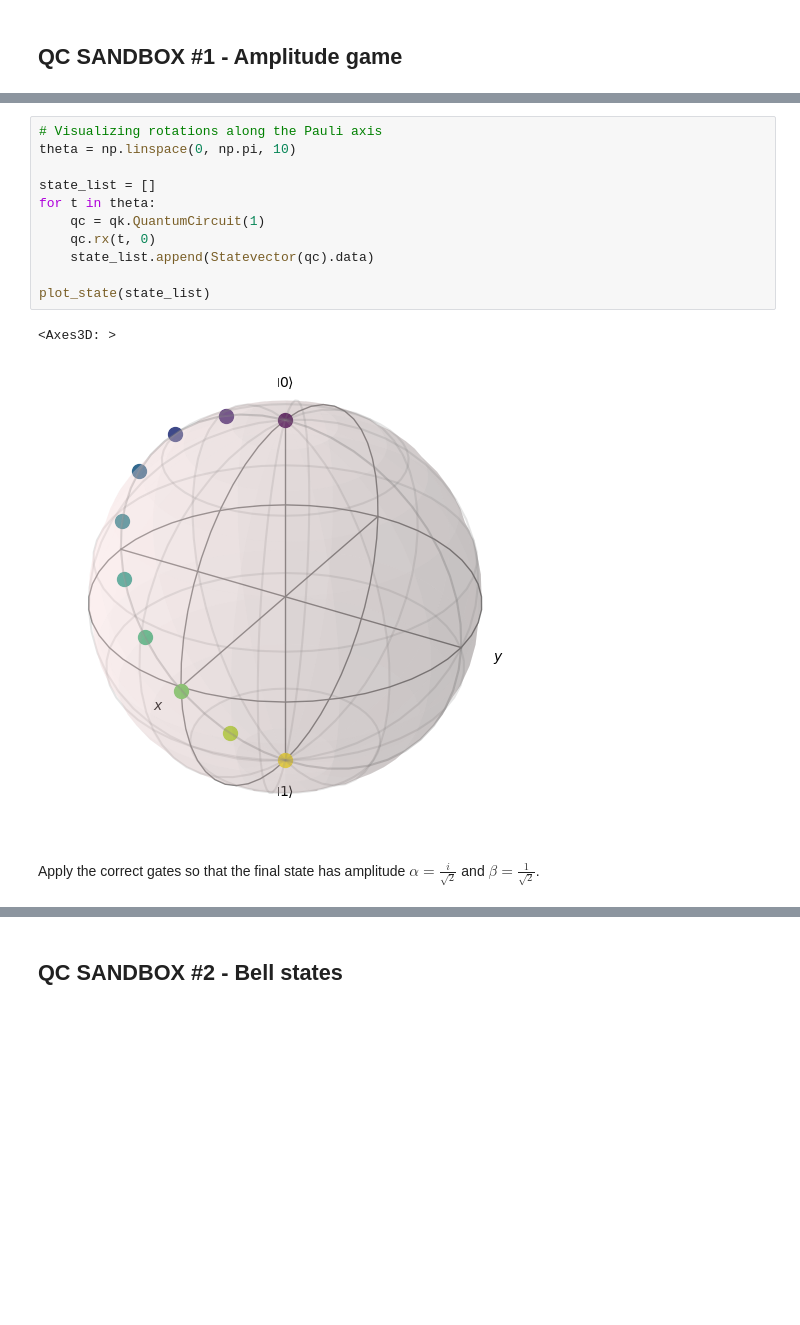
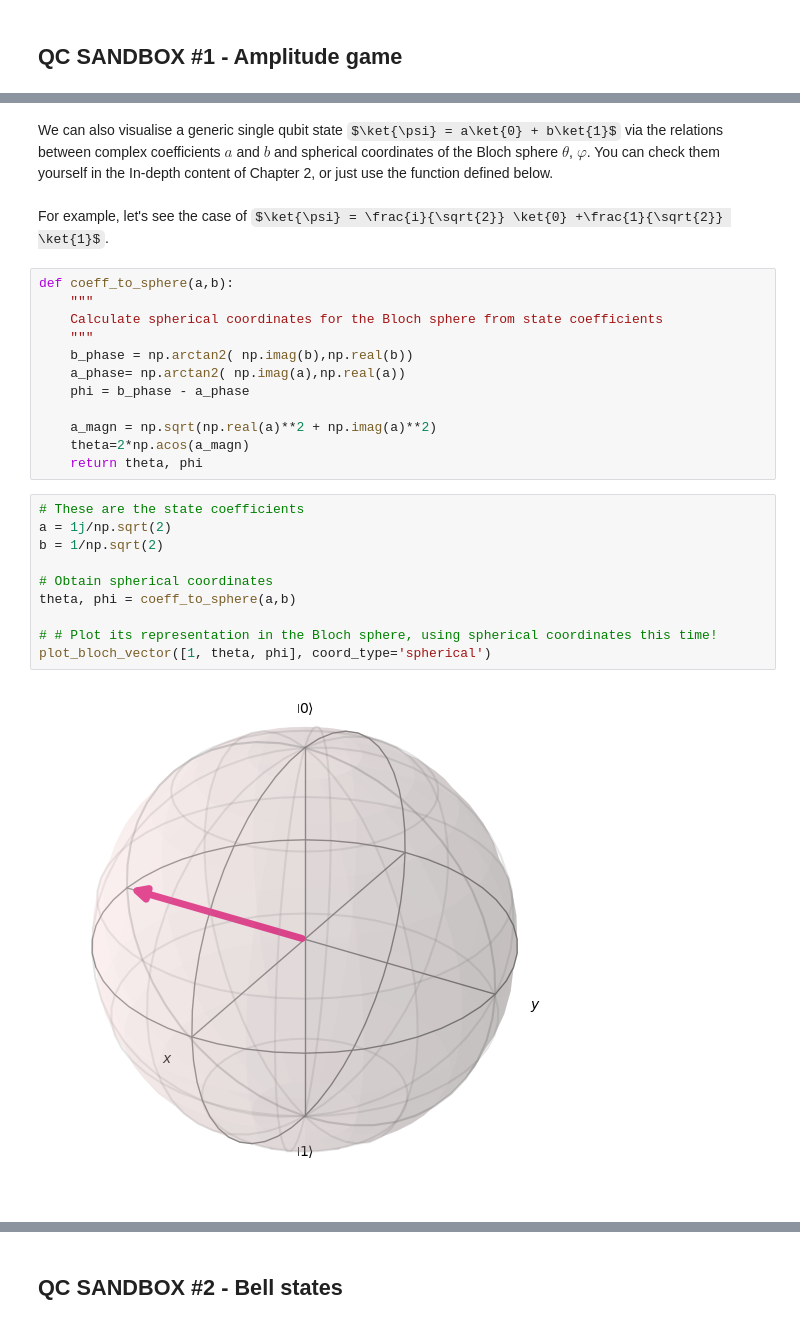
Before and after one commit to ceciliachiar/Sandboxes, a Jupyter notebook: Sandboxes.ipynb, the cells around one changed output, grey strips where cells are left out. Saved outputs shown, nothing was run; the diff lists cells and outputs as text; some formulas as TeX source; blank space fills up the shorter version.

```diff
--- a/Sandboxes.ipynb
+++ b/Sandboxes.ipynb
@@ -96,16 +58,28 @@ def plot_state(states, ax = None):
-# %%
-# Visualizing rotations along the Pauli axis
-theta = np.linspace(0, np.pi, 10)
-
-state_list = []
-for t in theta:
-    qc = qk.QuantumCircuit(1)
-    qc.rx(t, 0)
-    state_list.append(Statevector(qc).data)
-
-plot_state(state_list)
-# %% [output]
-<Axes3D: >
-[figure, removed]
-# %% [markdown]
-Apply the correct gates so that the final state has amplitude $\alpha = \frac{i}{\sqrt{2}}$ and $\beta = \frac{1}{\sqrt{2}}$.
+# %% [markdown]
+We can also visualise a generic single qubit state $\ket{\psi} = a\ket{0} + b\ket{1}$ via the relations between complex coefficients $a$ and $b$ and spherical coordinates of the Bloch sphere $\theta$, $\varphi$. You can check them yourself in the In-depth content of Chapter 2, or just use the function defined below.
+# %% [markdown]
+For example, let's see the case of $\ket{\psi} = \frac{i}{\sqrt{2}} \ket{0} +\frac{1}{\sqrt{2}} \ket{1}$.
+# %%
+def coeff_to_sphere(a,b):
+    """
+    Calculate spherical coordinates for the Bloch sphere from state coefficients
+    """
+    b_phase = np.arctan2( np.imag(b),np.real(b))
+    a_phase= np.arctan2( np.imag(a),np.real(a))
+    phi = b_phase - a_phase
+
+    a_magn = np.sqrt(np.real(a)**2 + np.imag(a)**2)
+    theta=2*np.acos(a_magn)
+    return theta, phi
+# %%
+# These are the state coefficients
+a = 1j/np.sqrt(2)
+b = 1/np.sqrt(2)
+
+# Obtain spherical coordinates
+theta, phi = coeff_to_sphere(a,b)
+
+# # Plot its representation in the Bloch sphere, using spherical coordinates this time!
+plot_bloch_vector([1, theta, phi], coord_type='spherical')
+# %% [output]
+[figure, added]
```
Also changed, not shown: parts of 22 cells of this notebook.
